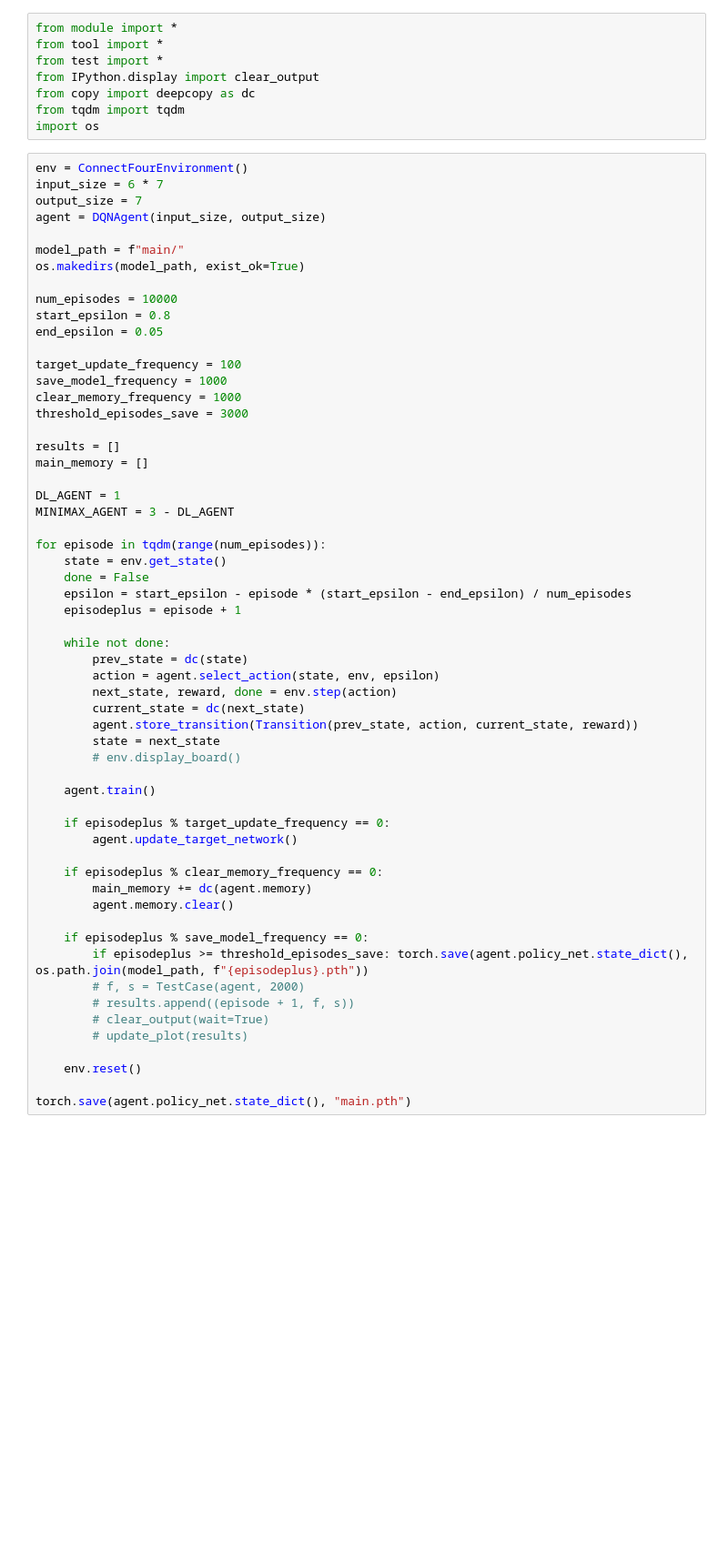
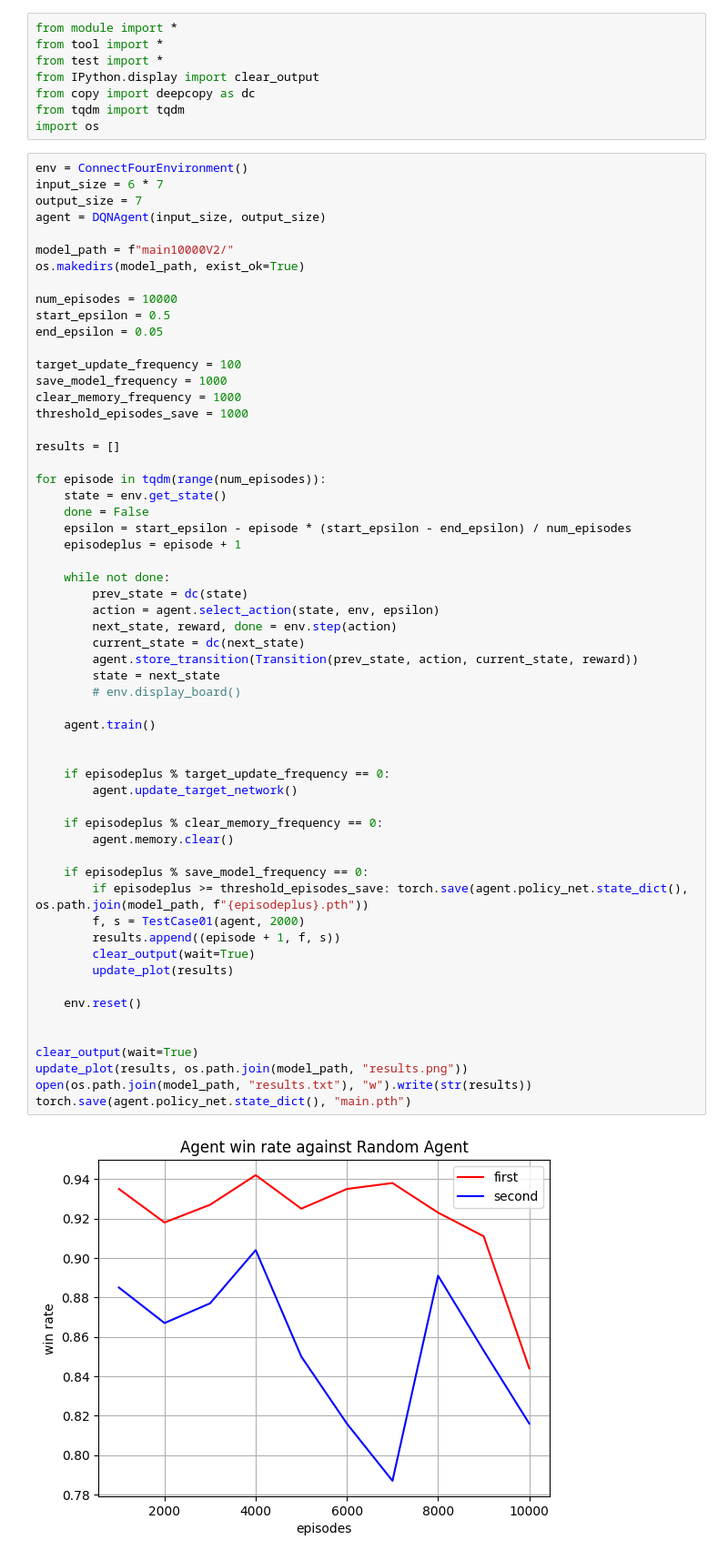
Before and after one commit to VorakornK/Connect4Bot, a Jupyter notebook: main.ipynb, the cells around one changed output. Shown at 91% size. Drawn from its saved outputs; the diff is of its cells as text; blank space fills up the shorter version.

```diff
--- a/main.ipynb
+++ b/main.ipynb
@@ -12,55 +12,57 @@ input_size = 6 * 7
 output_size = 7
 agent = DQNAgent(input_size, output_size)
 
-model_path = f"main/"
+model_path = f"main10000V2/"
 os.makedirs(model_path, exist_ok=True)
 
 num_episodes = 10000
-start_epsilon = 0.8
+start_epsilon = 0.5
 end_epsilon = 0.05
 
 target_update_frequency = 100
 save_model_frequency = 1000
 clear_memory_frequency = 1000
-threshold_episodes_save = 3000
+threshold_episodes_save = 1000
 
 results = []
-main_memory = []
-
-DL_AGENT = 1
-MINIMAX_AGENT = 3 - DL_AGENT
 
 for episode in tqdm(range(num_episodes)):
     state = env.get_state()
     done = False
     epsilon = start_epsilon - episode * (start_epsilon - end_epsilon) / num_episodes
     episodeplus = episode + 1
 
     while not done:
         prev_state = dc(state)
         action = agent.select_action(state, env, epsilon)
         next_state, reward, done = env.step(action)
         current_state = dc(next_state)
         agent.store_transition(Transition(prev_state, action, current_state, reward))
         state = next_state
         # env.display_board()
 
     agent.train()
 
+
     if episodeplus % target_update_frequency == 0:
         agent.update_target_network()
 
     if episodeplus % clear_memory_frequency == 0:
-        main_memory += dc(agent.memory)
         agent.memory.clear()
 
     if episodeplus % save_model_frequency == 0:
         if episodeplus >= threshold_episodes_save: torch.save(agent.policy_net.state_dict(), os.path.join(model_path, f"{episodeplus}.pth"))
-        # f, s = TestCase(agent, 2000)
-        # results.append((episode + 1, f, s))
-        # clear_output(wait=True)
-        # update_plot(results)
+        f, s = TestCase01(agent, 2000)
+        results.append((episode + 1, f, s))
+        clear_output(wait=True)
+        update_plot(results)
 
     env.reset()
 
+
+clear_output(wait=True)
+update_plot(results, os.path.join(model_path, "results.png"))
+open(os.path.join(model_path, "results.txt"), "w").write(str(results))
 torch.save(agent.policy_net.state_dict(), "main.pth")
+# %% [output]
+[figure, added]
```
Also changed, not shown: parts of 1 cell of this notebook, 4 other files.
